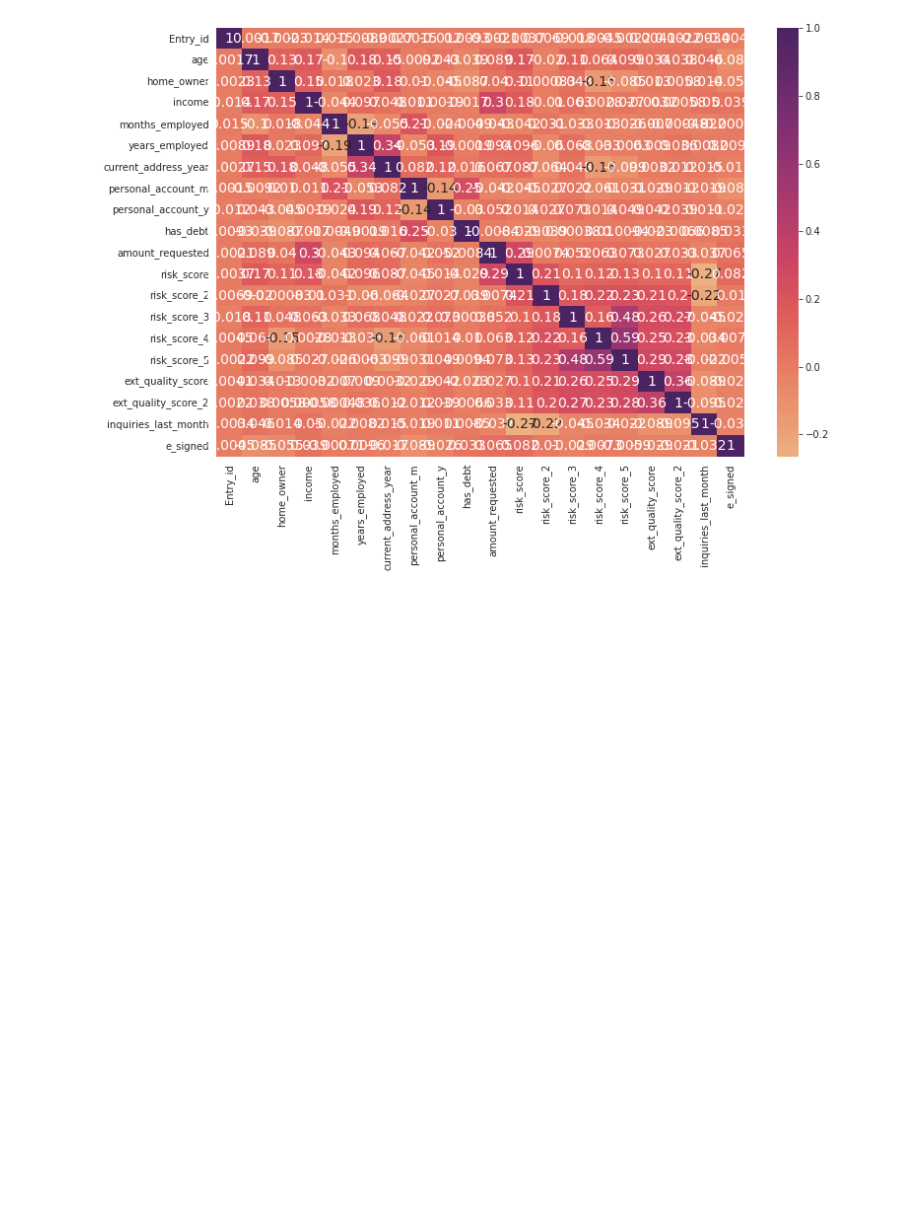
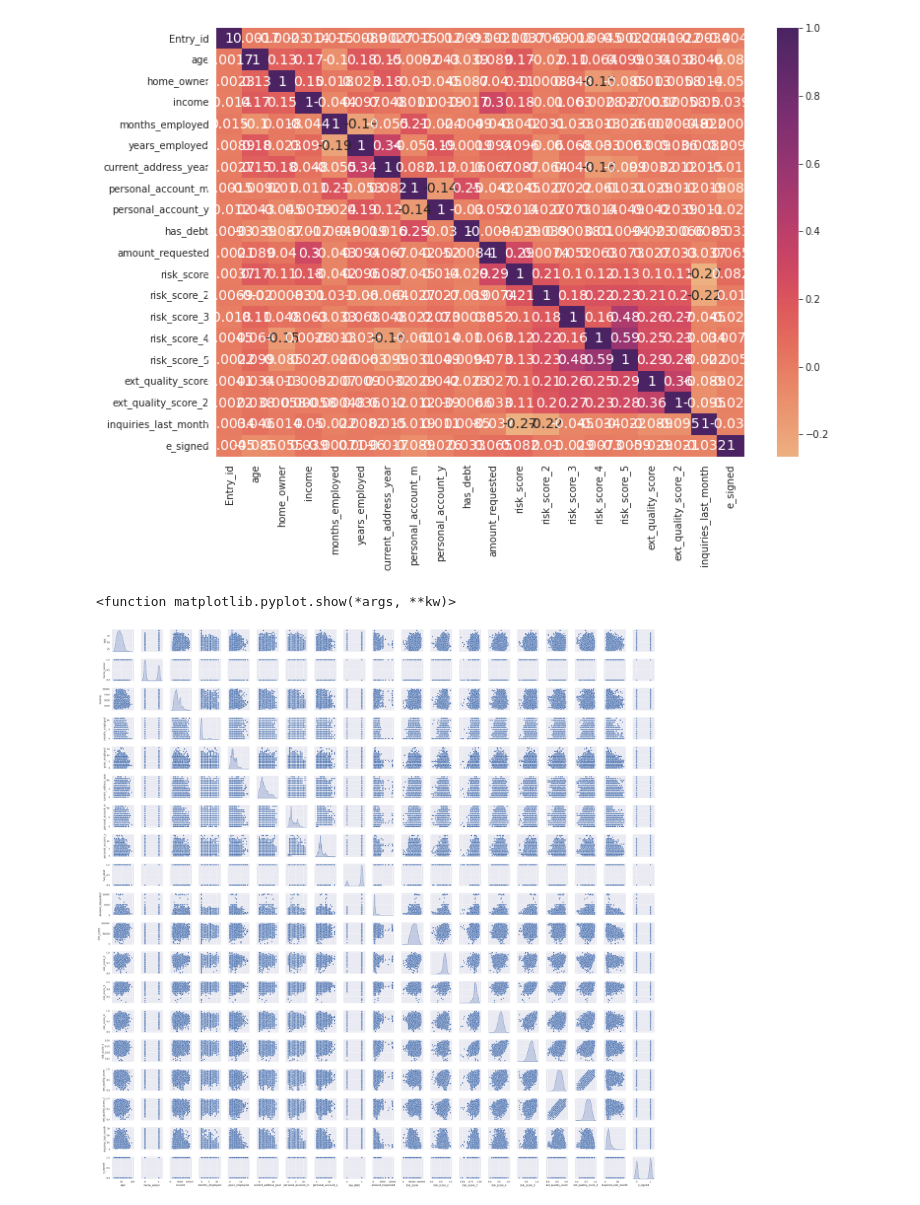
Before and after one commit to zreal135/Team_Pandas, a Jupyter notebook: Team_Pandas_DatafestAfrica_ML_Hackathon.ipynb, the cells around one changed output. Drawn from its saved outputs; the diff is of its cells as text; code cells hidden in the pictures; blank space fills up the shorter version.

```diff
--- a/Team_Pandas_DatafestAfrica_ML_Hackathon.ipynb
+++ b/Team_Pandas_DatafestAfrica_ML_Hackathon.ipynb
@@ -243,3 +243,16 @@ corr_heatmap = sns.heatmap( corr_matrix, cmap = "flare", annot=True, ax=ax, anno
 plt.show()
 # %% [output]
 [figure]
+# %%
+sns.set()
+columns = ['age', 'pay_schedule', 'home_owner', 'income',
+           'months_employed', 'years_employed', 'current_address_year',
+           'personal_account_m', 'personal_account_y', 'has_debt',
+           'amount_requested', 'risk_score', 'risk_score_2', 'risk_score_3',
+           'risk_score_4', 'risk_score_5', 'ext_quality_score',
+           'ext_quality_score_2', 'inquiries_last_month', 'e_signed']
+sns.pairplot(train [columns], size =2, kind = 'scatter', diag_kind = 'kde')
+plt.show
+# %% [output]
+<function matplotlib.pyplot.show(*args, **kw)>
+[figure, added]
```
Also changed, not shown: parts of 1 cell of this notebook.
